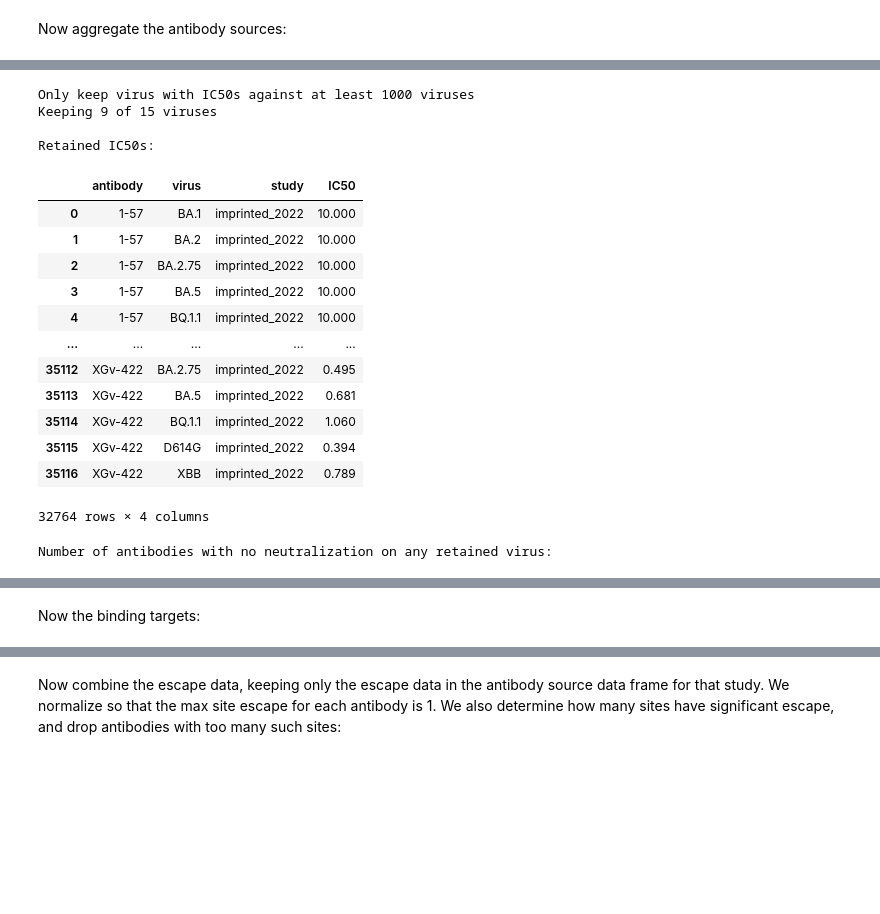
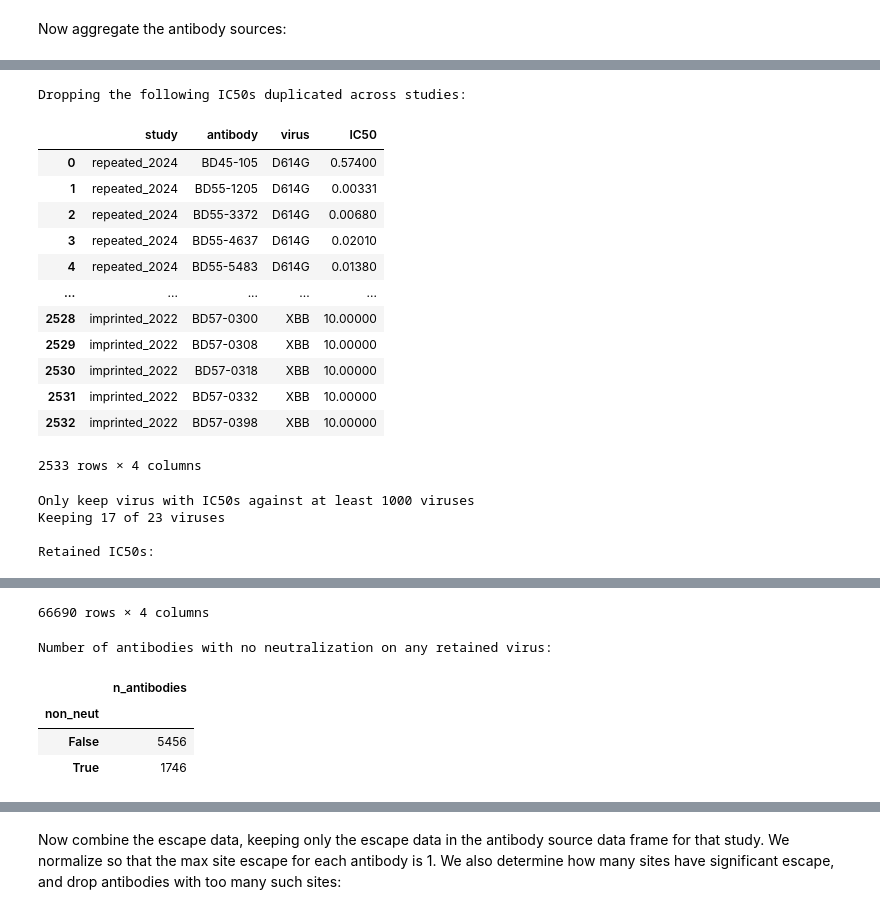
Before and after one commit to jbloomlab/SARS2-RBD-escape-calc, a Jupyter notebook: process_data.ipynb, the cells around one changed output, grey strips where cells are left out. Cells and saved outputs as stored; diff of their text form; code cells hidden in the pictures; blank space fills up the shorter version.

```diff
--- a/process_data.ipynb
+++ b/process_data.ipynb
@@ -24,0 +29,12 @@ antibody_reweighting = config["antibody_reweighting"]
+# %%
+# read the antibody data
+evolving_2024_info = (
+    pd.read_csv(
+        "Cao_data/JN1-evolving-antibody-response/data/_Table_S2.csv",
+    )
+    .assign(study="evolving_2024")
+)
+
+assert len(evolving_2024_info) == evolving_2024_info["antibody"].nunique()
+
+print(f"{evolving_2024_info['antibody'].nunique()=}")
@@ -27,10 +184,10 @@ antibody_reweighting = config["antibody_reweighting"]
 # %%
 # read the data
-repeated_2023_info = (
+repeated_2024_info = (
     pd.read_csv("Cao_data/SARS-CoV-2-reinfection-DMS/antibody_info.csv")
     .rename(columns={"Unnamed: 0": "antibody"})
-).assign(study="repeated_2023")
+).assign(study="repeated_2024")
 
-assert len(repeated_2023_info) == repeated_2023_info["antibody"].nunique()
+assert len(repeated_2024_info) == repeated_2024_info["antibody"].nunique()
 # %%
 # get the antibody sources
@@ -62,11 +219,11 @@ Number of antibodies from each source:
 |  | SARS convalescents | 5 |
 # %%
 # get the IC50s
-repeated_2023_ic50s = (
-    repeated_2023_info
+repeated_2024_ic50s = (
+    repeated_2024_info
     .melt(
         id_vars=["study", "antibody"],
-        value_vars=[c for c in repeated_2023_info if c.endswith("_IC50")],
+        value_vars=[c for c in repeated_2024_info if c.endswith("_IC50")],
         var_name="virus",
         value_name="IC50",
     )
@@ -94,7 +251,7 @@ repeated_2023_ic50s = (
 
 print("\nNumber of IC50s per antibody:")
 display(
-    repeated_2023_ic50s
+    repeated_2024_ic50s
     .groupby("antibody", as_index=False)
     .aggregate(viruses_w_IC50s=pd.NamedAgg("virus", lambda s: "; ".join(s)))
     .groupby("viruses_w_IC50s")
@@ -517,18 +651,19 @@ Now the IC50s:
 # %%
 antibody_ic50s = (
     pd.concat(
-        [repeated_2023_ic50s, imprinted_2022_ic50s],
+        [evolving_2024_ic50s, repeated_2024_ic50s, imprinted_2022_ic50s],
         ignore_index=True,
     )
     .assign(
         antibody=lambda x: x["antibody"].map(
             lambda a: antibody_renaming[a] if a in antibody_renaming else a
         ),
+        IC50=lambda x: x["IC50"].clip(lower=1e-5, upper=10)
     )
 )
 
-# print("Dropping the following IC50s duplicated across studies:")
-# display(antibody_ic50s.groupby(["antibody", "virus"]).tail(-1).reset_index(drop=True))
+print("Dropping the following IC50s duplicated across studies:")
+display(antibody_ic50s.groupby(["antibody", "virus"]).tail(-1).reset_index(drop=True))
 
 # keep just one of IC50s repeated across studies
 antibody_ic50s = antibody_ic50s.groupby(["antibody", "virus"]).first().reset_index()
@@ -543,48 +678,48 @@ n_antibodies_per_virus = (
     .sort_values("n_antibodies", ascending=False)
     .reset_index()
 )
 viruses_w_enough_antibodies = (
     n_antibodies_per_virus
     .query("n_antibodies >= @virus_min_antibodies")
     ["virus"]
     .tolist()
 )
 print(
     f"Keeping {len(viruses_w_enough_antibodies)} of "
     f"{len(n_antibodies_per_virus)} viruses"
 )
 antibody_ic50s = antibody_ic50s.query("virus in @viruses_w_enough_antibodies")
 
 print("\nRetained IC50s:")
 display(antibody_ic50s)
 
 print("\nNumber of antibodies with no neutralization on any retained virus:")
 assert antibody_ic50s["IC50"].dtype == float
 assert (antibody_ic50s["IC50"] <= 10).all()
 display(
     antibody_ic50s
     .assign(non_neut=lambda x: x["IC50"] == 10)
     .groupby("antibody", as_index=False)
     .aggregate({"non_neut": "all"})
     .groupby("non_neut")
     .aggregate(n_antibodies=pd.NamedAgg("antibody", "nunique"))
 )
 # %% [output]
-Only keep virus with IC50s against at least 1000 viruses
-Keeping 9 of 15 viruses
-
-Retained IC50s:
+Dropping the following IC50s duplicated across studies:
-|  | antibody | virus | study | IC50 |
-| 0 | 1-57 | BA.1 | imprinted_2022 | 10.000 |
-| 1 | 1-57 | BA.2 | imprinted_2022 | 10.000 |
-| 2 | 1-57 | BA.2.75 | imprinted_2022 | 10.000 |
-| 3 | 1-57 | BA.5 | imprinted_2022 | 10.000 |
-| 4 | 1-57 | BQ.1.1 | imprinted_2022 | 10.000 |
+|  | study | antibody | virus | IC50 |
+| 0 | repeated_2024 | BD45-105 | D614G | 0.57400 |
+| 1 | repeated_2024 | BD55-1205 | D614G | 0.00331 |
+| 2 | repeated_2024 | BD55-3372 | D614G | 0.00680 |
+| 3 | repeated_2024 | BD55-4637 | D614G | 0.02010 |
+| 4 | repeated_2024 | BD55-5483 | D614G | 0.01380 |
 | ... | ... | ... | ... | ... |
-| 35112 | XGv-422 | BA.2.75 | imprinted_2022 | 0.495 |
-| 35113 | XGv-422 | BA.5 | imprinted_2022 | 0.681 |
-| 35114 | XGv-422 | BQ.1.1 | imprinted_2022 | 1.060 |
-| 35115 | XGv-422 | D614G | imprinted_2022 | 0.394 |
-| 35116 | XGv-422 | XBB | imprinted_2022 | 0.789 |
+| 2528 | imprinted_2022 | BD57-0300 | XBB | 10.00000 |
+| 2529 | imprinted_2022 | BD57-0308 | XBB | 10.00000 |
+| 2530 | imprinted_2022 | BD57-0318 | XBB | 10.00000 |
+| 2531 | imprinted_2022 | BD57-0332 | XBB | 10.00000 |
+| 2532 | imprinted_2022 | BD57-0398 | XBB | 10.00000 |
-32764 rows × 4 columns
+2533 rows × 4 columns
-Number of antibodies with no neutralization on any retained virus:
+Only keep virus with IC50s against at least 1000 viruses
+Keeping 17 of 23 viruses
+
+Retained IC50s:
@@ -595,2 +738,6 @@ Number of antibodies with no neutralization on any retained virus:
+66690 rows × 4 columns
+Number of antibodies with no neutralization on any retained virus:
+|  | n_antibodies |
+| non_neut |  |
+| False | 5456 |
+| True | 1746 |
-# %% [markdown]
-Now the binding targets:
```
Also changed, not shown: parts of 23 cells of this notebook, 17 other files.
